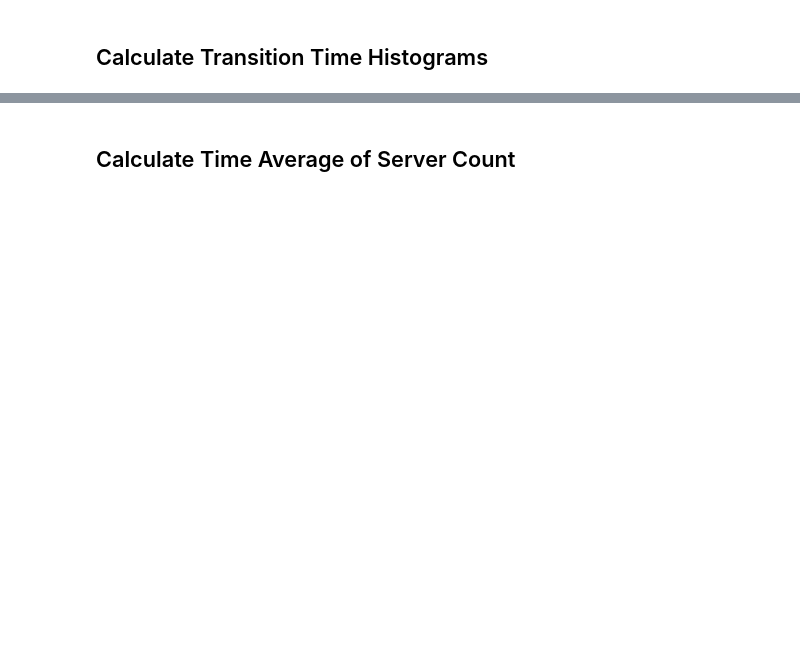
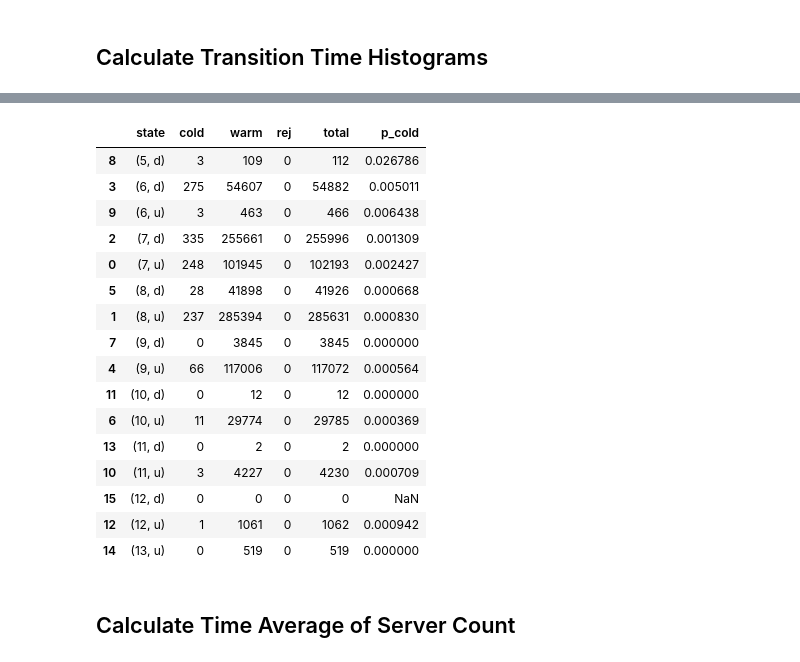
Before and after one commit to pacslab/simfaas, a Jupyter notebook: examples/02-state-distribution.ipynb, the cells around one changed output, grey strips where cells are left out. Cells and saved outputs as stored; diff of their text form; code cells hidden in the pictures; blank space fills up the shorter version.

Commit message:
added cold start calculation in notebook, need to clean it up

```diff
--- a/examples/02-state-distribution.ipynb
+++ b/examples/02-state-distribution.ipynb
@@ -151,3 +159,54 @@ plt.grid(True)
+# %%
+req_skip_init = skip_init
+state_req_colds = {}
+state_req_warm = {}
+state_req_rejs = {}
+for s in hist_states[req_skip_init:]:
+    if s not in state_req_colds:
+        state_req_colds[s] = 0
+        state_req_warm[s] = 0
+        state_req_rejs[s] = 0
+
+hist_req_cold = [i for i in sim.hist_req_cold_idxs if i > req_skip_init]
+hist_req_warm = [i for i in sim.hist_req_warm_idxs if i > req_skip_init]
+hist_req_rej = [i for i in sim.hist_req_rej_idxs if i > req_skip_init]
+
+
+for idx in hist_req_cold:
+    state_req_colds[hist_states[idx]] += 1
+for idx in hist_req_warm:
+    state_req_warm[hist_states[idx]] += 1
+for idx in hist_req_rej:
+    state_req_warm[hist_states[idx]] += 1
+
+states = list(state_req_colds.keys())
+state_req_colds = list(state_req_colds.values())
+state_req_warm = list(state_req_warm.values())
+state_req_rejs = list(state_req_rejs.values())
+
+reqdf = pd.DataFrame(data = {'state': states, 'cold': state_req_colds, 'warm': state_req_warm, 'rej': state_req_rejs})
+reqdf['total'] = reqdf['cold'] + reqdf['warm'] + reqdf['rej']
+reqdf['p_cold'] = reqdf['cold'] / reqdf['total']
+reqdf = reqdf.sort_values(by='state')
+reqdf
+# %% [output]
+|  | state | cold | warm | rej | total | p_cold |
+| 8 | (5, d) | 3 | 109 | 0 | 112 | 0.026786 |
+| 3 | (6, d) | 275 | 54607 | 0 | 54882 | 0.005011 |
+| 9 | (6, u) | 3 | 463 | 0 | 466 | 0.006438 |
+| 2 | (7, d) | 335 | 255661 | 0 | 255996 | 0.001309 |
+| 0 | (7, u) | 248 | 101945 | 0 | 102193 | 0.002427 |
+| 5 | (8, d) | 28 | 41898 | 0 | 41926 | 0.000668 |
+| 1 | (8, u) | 237 | 285394 | 0 | 285631 | 0.000830 |
+| 7 | (9, d) | 0 | 3845 | 0 | 3845 | 0.000000 |
+| 4 | (9, u) | 66 | 117006 | 0 | 117072 | 0.000564 |
+| 11 | (10, d) | 0 | 12 | 0 | 12 | 0.000000 |
+| 6 | (10, u) | 11 | 29774 | 0 | 29785 | 0.000369 |
+| 13 | (11, d) | 0 | 2 | 0 | 2 | 0.000000 |
+| 10 | (11, u) | 3 | 4227 | 0 | 4230 | 0.000709 |
+| 15 | (12, d) | 0 | 0 | 0 | 0 | NaN |
+| 12 | (12, u) | 1 | 1061 | 0 | 1062 | 0.000942 |
+| 14 | (13, u) | 0 | 519 | 0 | 519 | 0.000000 |
 # %% [markdown]
 ## Calculate Time Average of Server Count
 # %%
```
Also changed, not shown: parts of 7 cells of this notebook, 1 other file.
